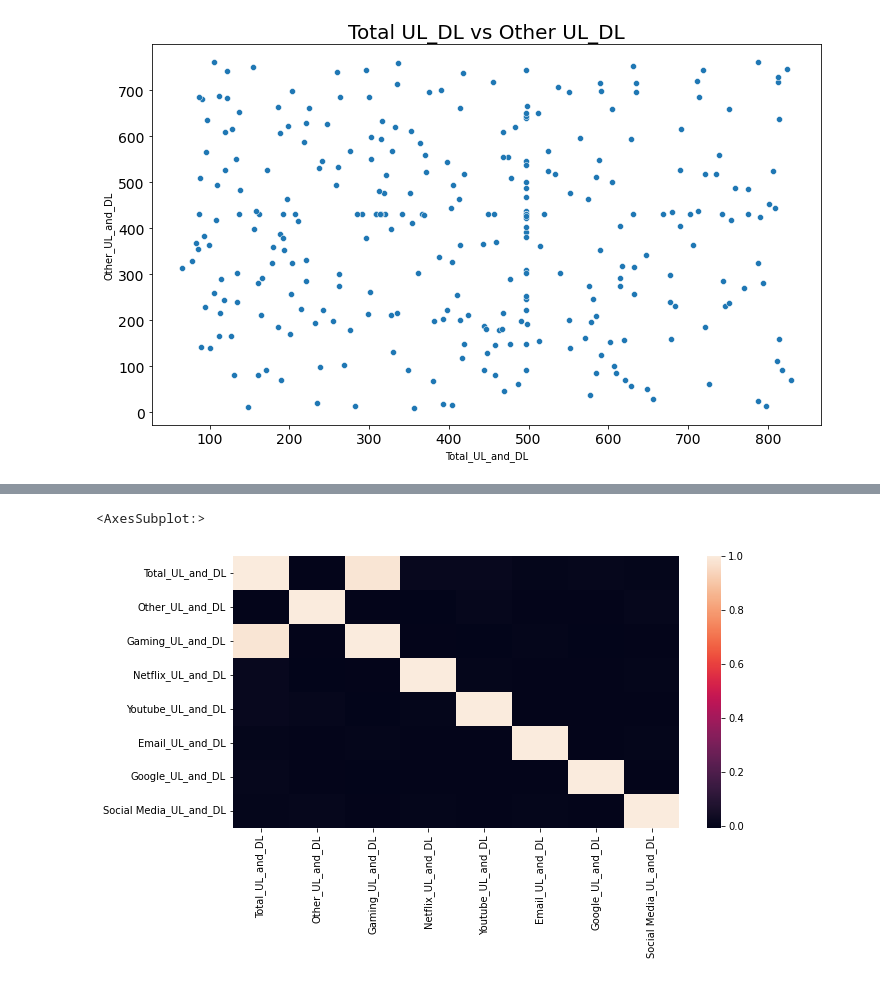
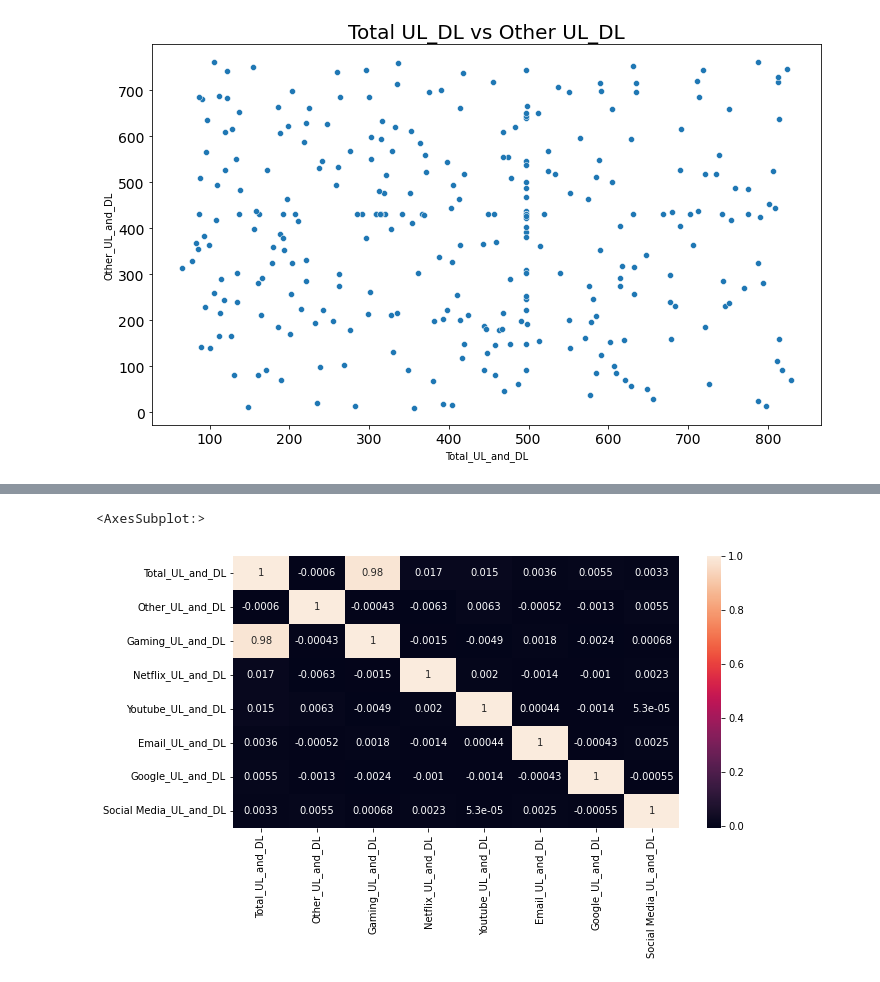
Before and after one commit to Micky373/Telecom_user_analytics, a Jupyter notebook: notebooks/user_overview_analysis.ipynb, the cells around one changed output, grey strips where cells are left out. Cells and saved outputs as stored; diff of their text form; code cells hidden in the pictures.

Commit message:
Create a correlation matrix plot with numbers on the graph

```diff
--- a/notebooks/user_overview_analysis.ipynb
+++ b/notebooks/user_overview_analysis.ipynb
@@ -706,8 +706,8 @@ corr
 # %%
 # Creating a correlation heatmap
 
 plt.figure(figsize=(10,5))
-sns.heatmap(data=corr)
+sns.heatmap(data=corr, annot = True)
 # %% [output]
 <AxesSubplot:>
-[figure, old version]
+[figure, new version]
```
